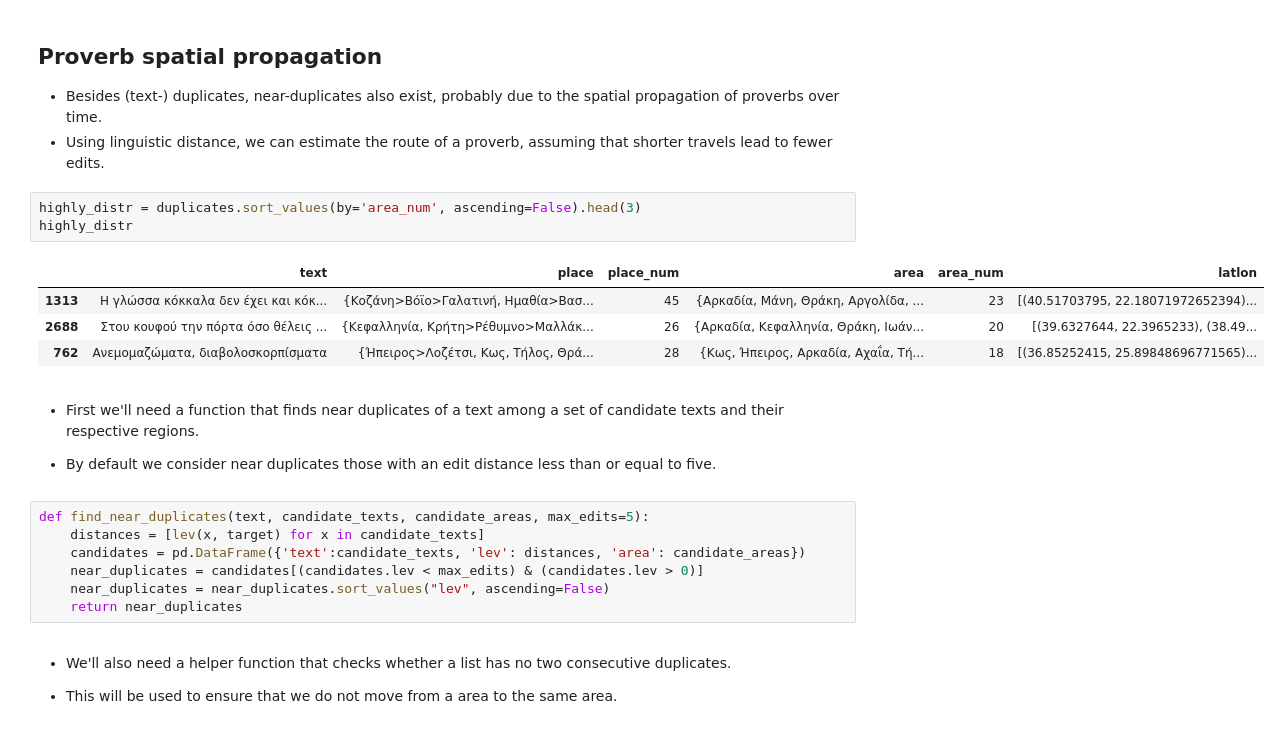
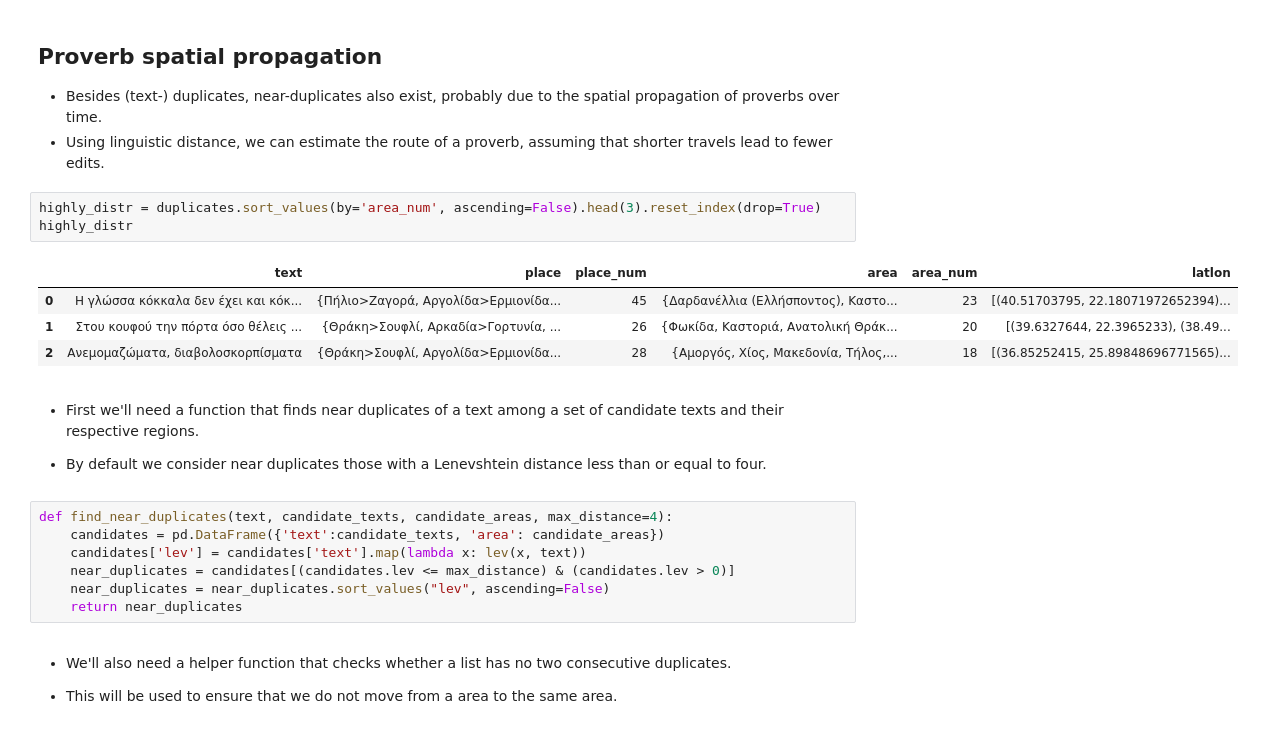
Before and after one commit to ipavlopoulos/greek-proverb-atlas, a Jupyter notebook: propagation.ipynb, the cells around one changed output. Saved outputs shown, nothing was run; the diff lists cells and outputs as text.

```diff
--- a/propagation.ipynb
+++ b/propagation.ipynb
@@ -113,22 +134,22 @@ proverbs
 * Besides (text-) duplicates, near-duplicates also exist, probably due to the spatial propagation of proverbs over time.
 * Using linguistic distance, we can estimate the route of a proverb, assuming that shorter travels lead to fewer edits.
 # %%
-highly_distr = duplicates.sort_values(by='area_num', ascending=False).head(3)
+highly_distr = duplicates.sort_values(by='area_num', ascending=False).head(3).reset_index(drop=True)
 highly_distr
 # %% [output]
 |  | text | place | place_num | area | area_num | latlon |
-| 1313 | Η γλώσσα κόκκαλα δεν έχει και κόκ... | {Κοζάνη>Βόϊο>Γαλατινή, Ημαθία>Βασ... | 45 | {Αρκαδία, Μάνη, Θράκη, Αργολίδα, ... | 23 | [(40.51703795, 22.18071972652394)... |
-| 2688 | Στου κουφού την πόρτα όσο θέλεις ... | {Κεφαλληνία, Κρήτη>Ρέθυμνο>Μαλλάκ... | 26 | {Αρκαδία, Κεφαλληνία, Θράκη, Ιωάν... | 20 | [(39.6327644, 22.3965233), (38.49... |
-| 762 | Ανεμομαζώματα, διαβολοσκορπίσματα | {Ήπειρος>Λοζέτσι, Κως, Τήλος, Θρά... | 28 | {Κως, Ήπειρος, Αρκαδία, Αχαΐα, Τή... | 18 | [(36.85252415, 25.89848696771565)... |
+| 0 | Η γλώσσα κόκκαλα δεν έχει και κόκ... | {Πήλιο>Ζαγορά, Αργολίδα>Ερμιονίδα... | 45 | {Δαρδανέλλια (Ελλήσποντος), Καστο... | 23 | [(40.51703795, 22.18071972652394)... |
+| 1 | Στου κουφού την πόρτα όσο θέλεις ... | {Θράκη>Σουφλί, Αρκαδία>Γορτυνία, ... | 26 | {Φωκίδα, Καστοριά, Ανατολική Θράκ... | 20 | [(39.6327644, 22.3965233), (38.49... |
+| 2 | Ανεμομαζώματα, διαβολοσκορπίσματα | {Θράκη>Σουφλί, Αργολίδα>Ερμιονίδα... | 28 | {Αμοργός, Χίος, Μακεδονία, Τήλος,... | 18 | [(36.85252415, 25.89848696771565)... |
 # %% [markdown]
 * First we'll need a function that finds near duplicates of a text among a set of candidate texts and their respective regions.
 
-* By default we consider near duplicates those with an edit distance less than or equal to five.
+* By default we consider near duplicates those with a Lenevshtein distance less than or equal to four.
 # %%
-def find_near_duplicates(text, candidate_texts, candidate_areas, max_edits=5):
-    distances = [lev(x, target) for x in candidate_texts]
-    candidates = pd.DataFrame({'text':candidate_texts, 'lev': distances, 'area': candidate_areas})
-    near_duplicates = candidates[(candidates.lev < max_edits) & (candidates.lev > 0)]
+def find_near_duplicates(text, candidate_texts, candidate_areas, max_distance=4):
+    candidates = pd.DataFrame({'text':candidate_texts, 'area': candidate_areas})
+    candidates['lev'] = candidates['text'].map(lambda x: lev(x, text))
+    near_duplicates = candidates[(candidates.lev <= max_distance) & (candidates.lev > 0)]
     near_duplicates = near_duplicates.sort_values("lev", ascending=False)
     return near_duplicates
 # %% [markdown]
```
Also changed, not shown: parts of 16 cells of this notebook.
